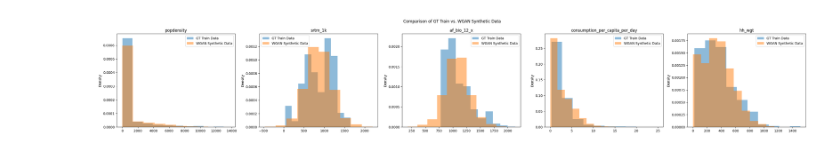
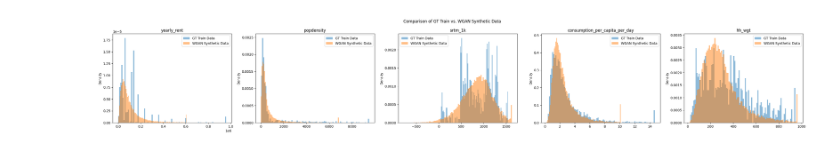
Before and after one commit to roshni714/poverty, a Jupyter notebook: dry_run/malawi_wgan.ipynb, the cells around one changed output. Drawn from its saved outputs; the diff is of its cells as text; code cells hidden in the pictures.

Commit message:
malawi wgan

```diff
--- a/dry_run/malawi_wgan.ipynb
+++ b/dry_run/malawi_wgan.ipynb
@@ -10,12 +10,24 @@ dropout_range = [0., 0.1, 0.2, 0.3]
 batchsize = 256
 lr = 1e-3
 
+def get_train_data():
+    df_train, _ = load_data_for_wgan('data/train.parquet')
+    pos_vars = ["hh_wgt", "consumption_per_capita_per_day", "popdensity", "yearly_rent"]
+    for var in pos_vars:
+        df_train[var] = np.exp(df_train["log_" + var])
+        df_train.drop(columns=["log_" + var], inplace=True)
+    return df_train
+
+def get_synthetic_data(maxepochs, lr, batchsize, dropout):
+    df_synthetic = pd.read_parquet(f'data/synthetic-maxepochs={maxepochs}_lr={lr}_batchsize={batchsize}_dropout={dropout}_n=20000.parquet')
+    return df_synthetic
+
+df_train = get_train_data()
+
+
 hparams = {}
 for maxepochs in maxepochs_range:
         for dropout in dropout_range:
-            df_synthetic = pd.read_parquet(f'data/synthetic-maxepochs={maxepochs}_lr={lr}_batchsize={batchsize}_dropout={dropout}_n=20000.parquet')
-            df_train, _ = load_data_for_wgan('data/train.parquet')
-            df_synthetic = df_synthetic[df_train.columns].iloc[:len(df_train)]
-
-            mean_rmse, std_rmse = get_mean_std_error(df_train, df_synthetic[df_train.columns].iloc[:len(df_train)] )
+            df_synthetic = get_synthetic_data(maxepochs, lr, batchsize, dropout)
+            mean_rmse, std_rmse = get_mean_std_error(df_train, df_synthetic)
             hparams[(maxepochs, dropout)] = (mean_rmse, std_rmse)
@@ -26,20 +55,20 @@ df_synthetic = df_synthetic[df_train.columns].iloc[:len(df_train)]
+# %%
+df1 = get_train_data()
+df2 = get_synthetic_data(5000, lr, batchsize, 0.0)
 # %%
 fig, axs = plt.subplots(1, 5, figsize=(30, 5))
 
-features = ['popdensity', 'srtm_1k', 'af_bio_12_x', 'consumption_per_capita_per_day', 'hh_wgt']
+features = ['yearly_rent', 'popdensity', 'srtm_1k', 'consumption_per_capita_per_day', 'hh_wgt']
 
 plt.suptitle('Comparison of GT Train vs. WGAN Synthetic Data')
 
 for i, feature in enumerate(features):
-    if feature == 'consumption_per_capita_per_day':
-        axs[i].hist(np.clip(df_train[feature], 0., 25.), alpha=0.5, label='GT Train Data', density=True)
-    else:
-        axs[i].hist(df_train[feature], alpha=0.5, label='GT Train Data', density=True)
-    axs[i].hist(df_synthetic[feature], alpha=0.5, label='WGAN Synthetic Data', density=True)
+    axs[i].hist(np.clip(df1[feature], None, np.quantile(df1[feature], 0.99)), alpha=0.5, label='GT Train Data', density=True, bins=100)
+    axs[i].hist(np.clip(df2[feature], None, np.quantile(df2[feature], 0.99)), alpha=0.5, label='WGAN Synthetic Data', density=True, bins=100)
     axs[i].set_title(feature)
     axs[i].set_ylabel('Density')
     axs[i].legend()
 plt.tight_layout()
 plt.savefig("figs/wgan.pdf")
 # %% [output]
-[figure, old version]
+[figure, new version]
```
Also changed, not shown: parts of 2 cells of this notebook.
